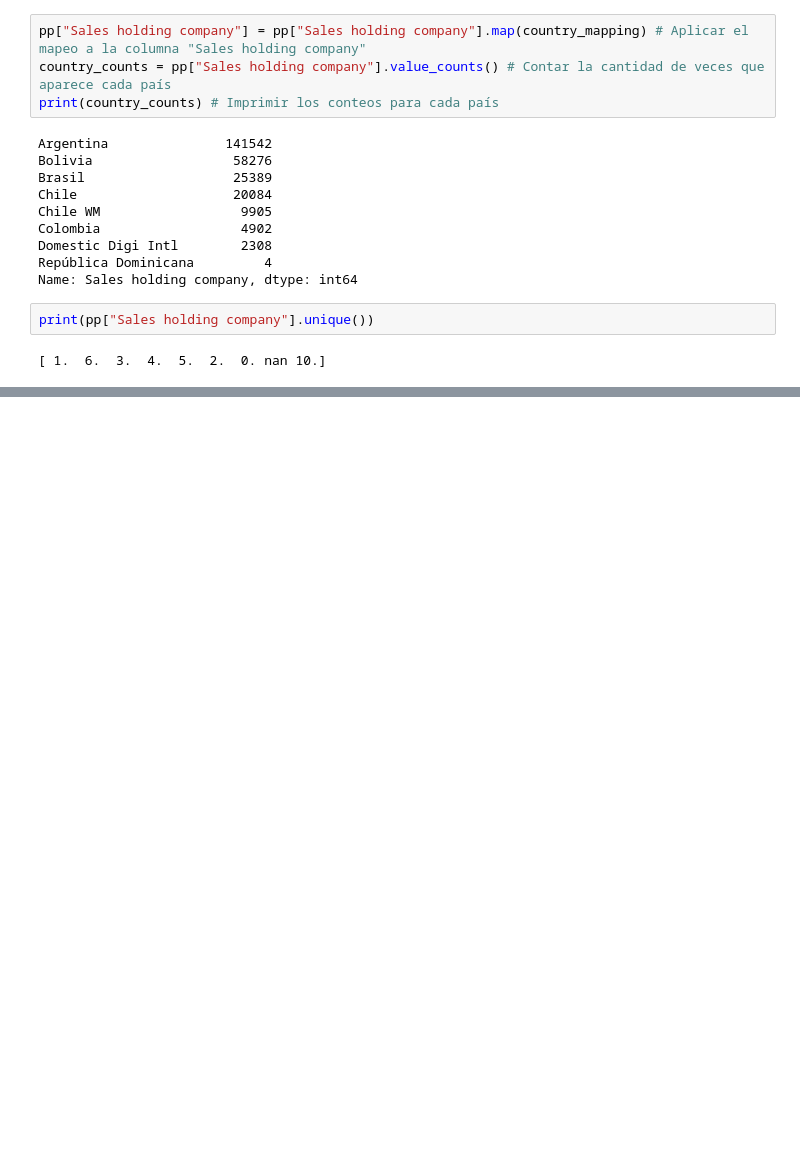
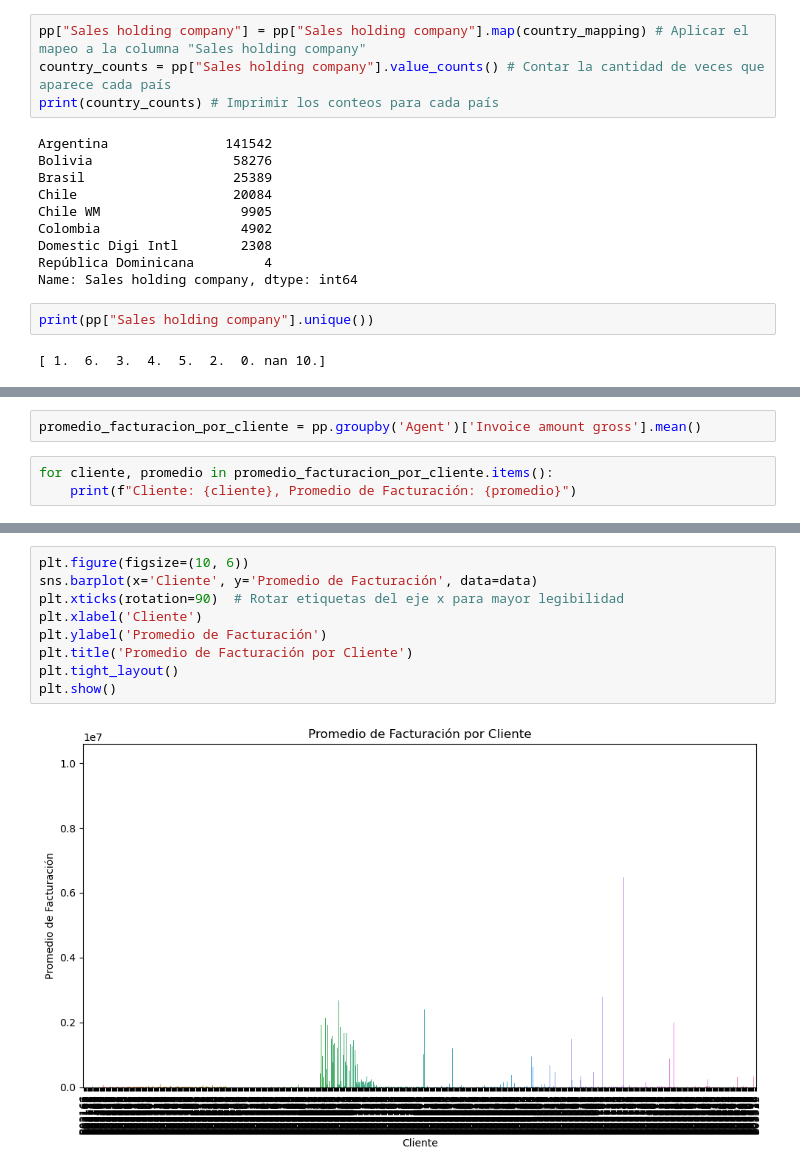
Before and after one commit to johvazquez/IngeniasJaquelineVazquez, a Jupyter notebook: Segunda Entrega - grupo 5/Pautas publicitarias.ipynb, the cells around one changed output, grey strips where cells are left out. Drawn from its saved outputs; the diff is of its cells as text; blank space fills up the shorter version.

```diff
--- a/Segunda Entrega - grupo 5/Pautas publicitarias.ipynb
+++ b/Segunda Entrega - grupo 5/Pautas publicitarias.ipynb
@@ -221,0 +239,5 @@ print(pp["Sales holding company"].unique())
+# %%
+promedio_facturacion_por_cliente = pp.groupby('Agent')['Invoice amount gross'].mean()
+# %%
+for cliente, promedio in promedio_facturacion_por_cliente.items():
+    print(f"Cliente: {cliente}, Promedio de Facturación: {promedio}")
@@ -221,0 +324,11 @@ print(pp["Sales holding company"].unique())
+# %%
+plt.figure(figsize=(10, 6))
+sns.barplot(x='Cliente', y='Promedio de Facturación', data=data)
+plt.xticks(rotation=90)  # Rotar etiquetas del eje x para mayor legibilidad
+plt.xlabel('Cliente')
+plt.ylabel('Promedio de Facturación')
+plt.title('Promedio de Facturación por Cliente')
+plt.tight_layout()
+plt.show()
+# %% [output]
+[figure, added]
```
Also changed, not shown: parts of 16 cells of this notebook.
